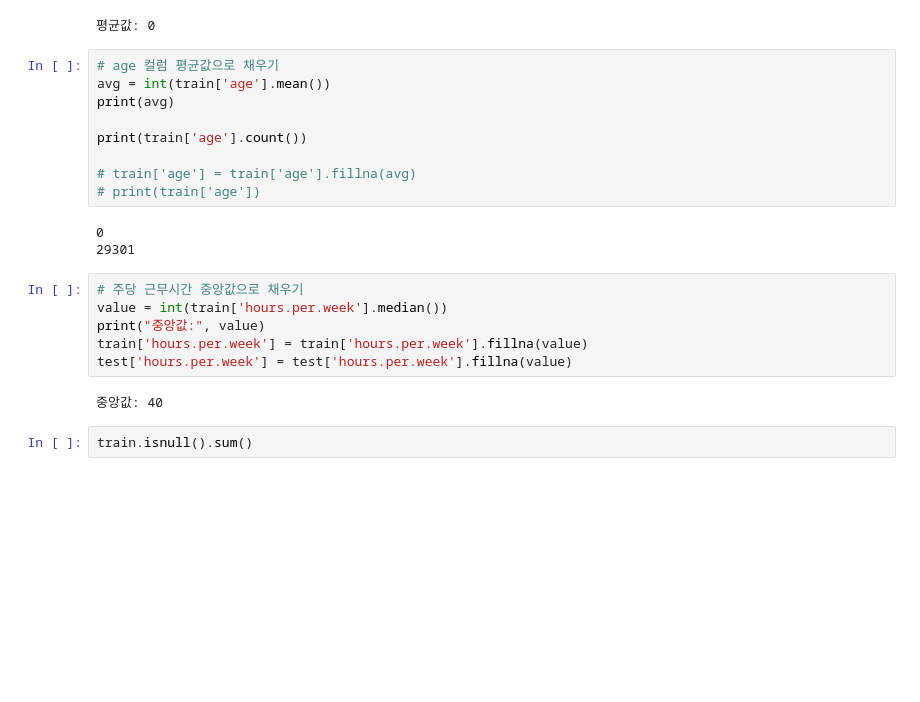
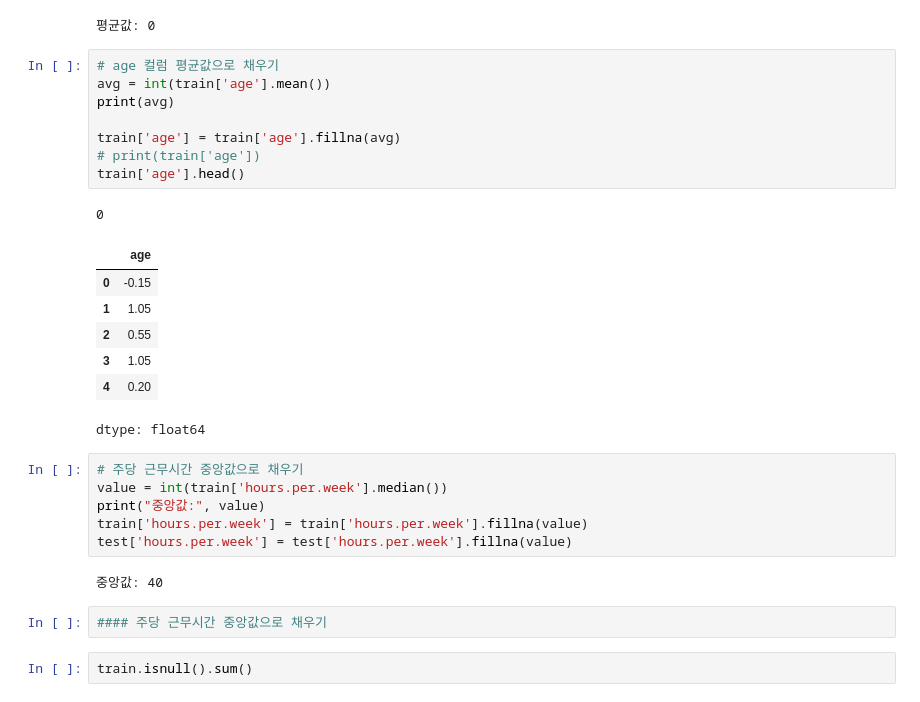
Before and after one commit to drdr2002/Bigdata_Analyst_Certificate_Korean, a Jupyter notebook: part2/ch2/ch2_classification.ipynb, the cells around one changed output. Drawn from its saved outputs; the diff is of its cells as text; blank space fills up the shorter version.

```diff
--- a/part2/ch2/ch2_classification.ipynb
+++ b/part2/ch2/ch2_classification.ipynb
@@ -273,15 +273,20 @@ test['age'] = test['age'].fillna(value)
 # %%
 # age 컬럼 평균값으로 채우기
 avg = int(train['age'].mean())
 print(avg)
 
-print(train['age'].count())
-
-# train['age'] = train['age'].fillna(avg)
+train['age'] = train['age'].fillna(avg)
 # print(train['age'])
+train['age'].head()
 # %% [output]
 0
-29301
+|  | age |
+| 0 | -0.15 |
+| 1 | 1.05 |
+| 2 | 0.55 |
+| 3 | 1.05 |
+| 4 | 0.20 |
+dtype: float64
 # %%
 # 주당 근무시간 중앙값으로 채우기
 value = int(train['hours.per.week'].median())
@@ -290,6 +295,8 @@ train['hours.per.week'] = train['hours.per.week'].fillna(value)
 test['hours.per.week'] = test['hours.per.week'].fillna(value)
 # %% [output]
 중앙값: 40
+# %%
+#### 주당 근무시간 중앙값으로 채우기
 # %%
 train.isnull().sum()
 # %% [output]
```
